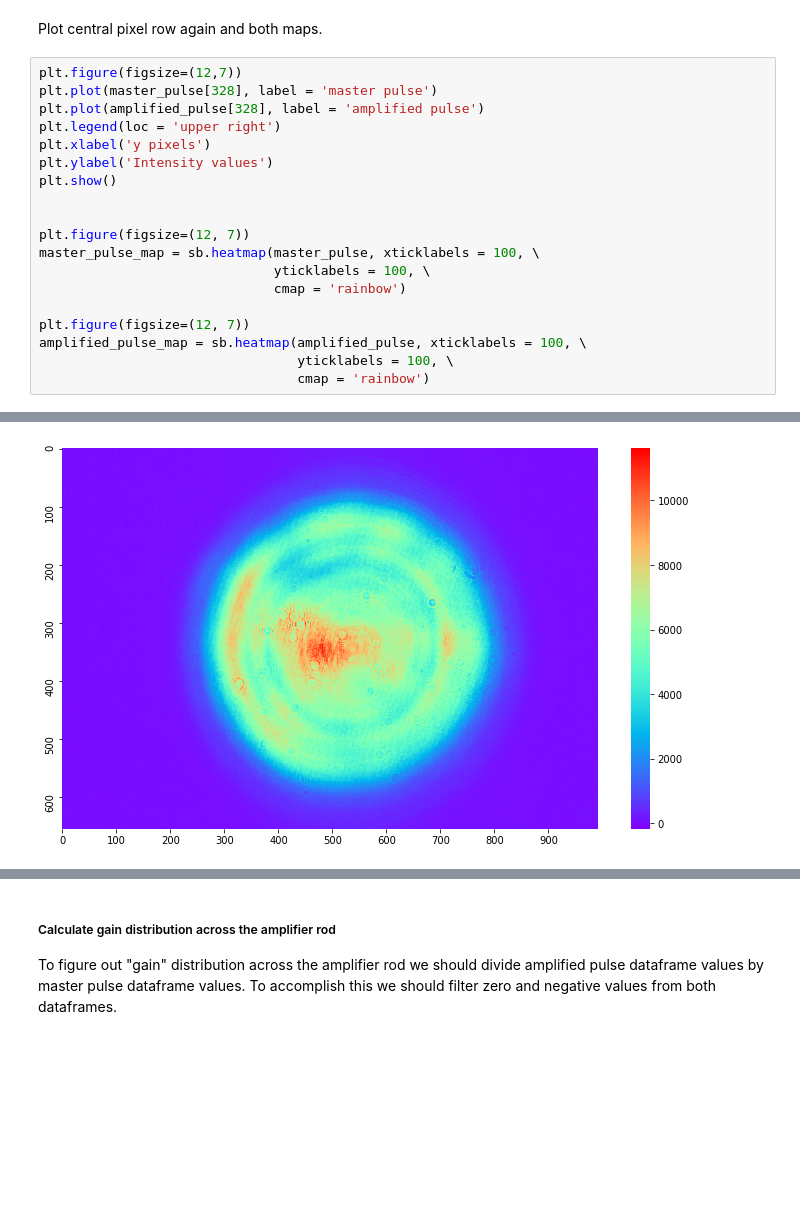
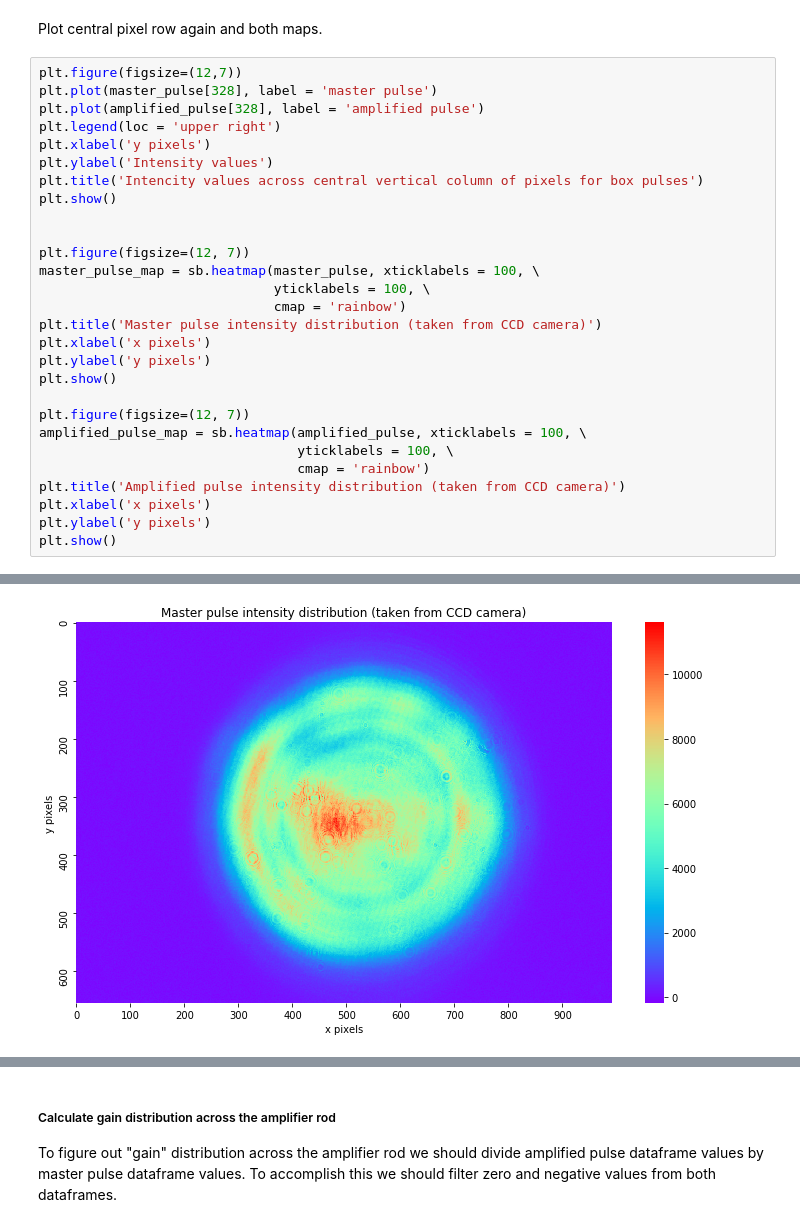
Before and after one commit to lepchenkov/Laser_amplification_mapper, a Jupyter notebook: Beam_Intensity_Analisys.ipynb, the cells around one changed output, grey strips where cells are left out. Saved outputs shown, nothing was run; the diff lists cells and outputs as text; blank space fills up the shorter version.

```diff
--- a/Beam_Intensity_Analisys.ipynb
+++ b/Beam_Intensity_Analisys.ipynb
@@ -91,6 +91,7 @@ plt.plot(amplified_pulse[328], label = 'amplified pulse')
 plt.legend(loc = 'upper right')
 plt.xlabel('y pixels')
 plt.ylabel('Intensity values')
+plt.title('Intencity values across central vertical column of pixels for box pulses')
 plt.show()
 
 
@@ -98,9 +99,17 @@ plt.figure(figsize=(12, 7))
 master_pulse_map = sb.heatmap(master_pulse, xticklabels = 100, \
                               yticklabels = 100, \
                               cmap = 'rainbow')
+plt.title('Master pulse intensity distribution (taken from CCD camera)')
+plt.xlabel('x pixels')
+plt.ylabel('y pixels')
+plt.show()
 
 plt.figure(figsize=(12, 7))
 amplified_pulse_map = sb.heatmap(amplified_pulse, xticklabels = 100, \
                                  yticklabels = 100, \
                                  cmap = 'rainbow')
+plt.title('Amplified pulse intensity distribution (taken from CCD camera)')
+plt.xlabel('x pixels')
+plt.ylabel('y pixels')
+plt.show()
 # %% [output]
@@ -108 +117 @@ amplified_pulse_map = sb.heatmap(amplified_pulse, xticklabels = 100, \
-[figure, old version]
+[figure, new version]
```
Also changed, not shown: parts of 5 cells of this notebook.
